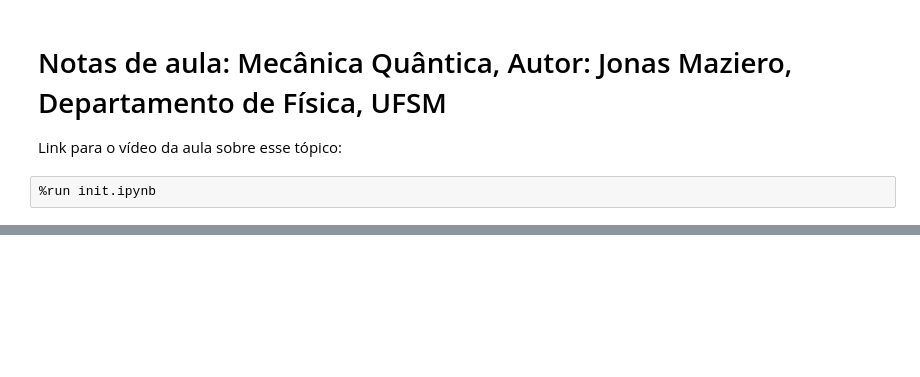
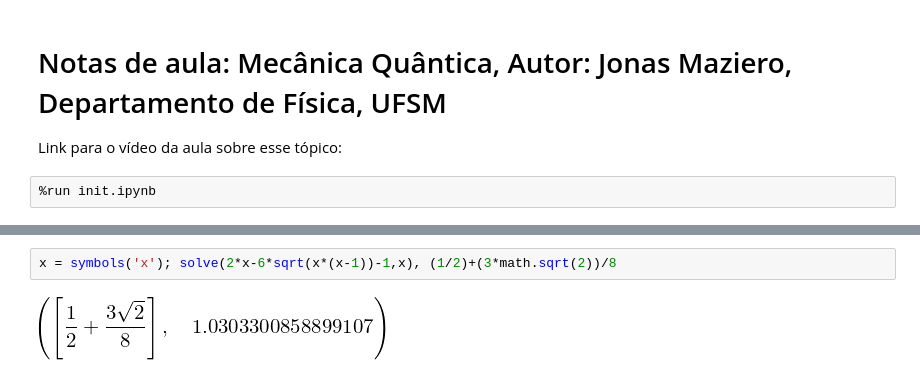
Before and after one commit to jonasmaziero/mecanica_quantica_1900-1925, a Jupyter notebook: 07_degrau.ipynb, the cells around one changed output, grey strips where cells are left out. Cells and saved outputs as stored; diff of their text form; blank space fills up the shorter version.

```diff
--- a/07_degrau.ipynb
+++ b/07_degrau.ipynb
@@ -43,0 +136,4 @@ Nesse caso, $\partial_{xx}\psi(x) = \frac{2m(U_{0}-E)}{\hbar^{2}}\psi(x)=(>0)\ps
+# %%
+x = symbols('x'); solve(2*x-6*sqrt(x*(x-1))-1,x), (1/2)+(3*math.sqrt(2))/8
+# %% [output]
+[figure, added]
```
Also changed, not shown: parts of 21 cells of this notebook, 2 other files.
